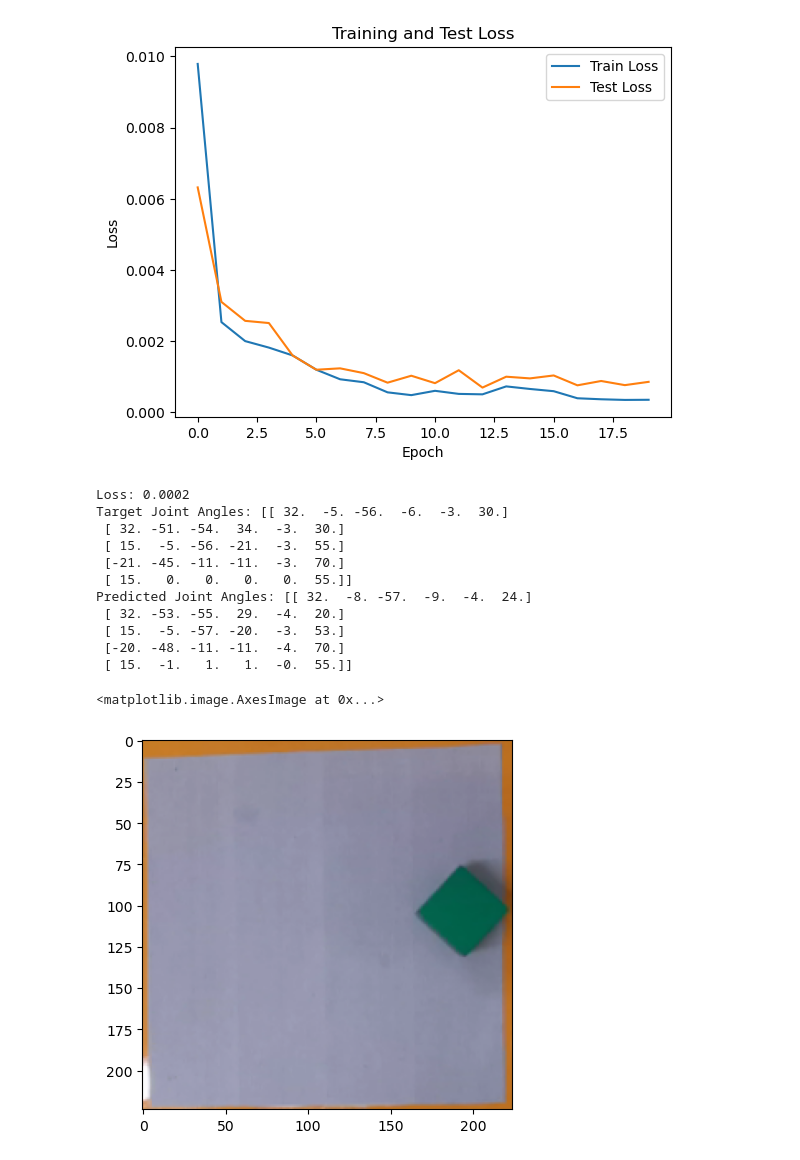
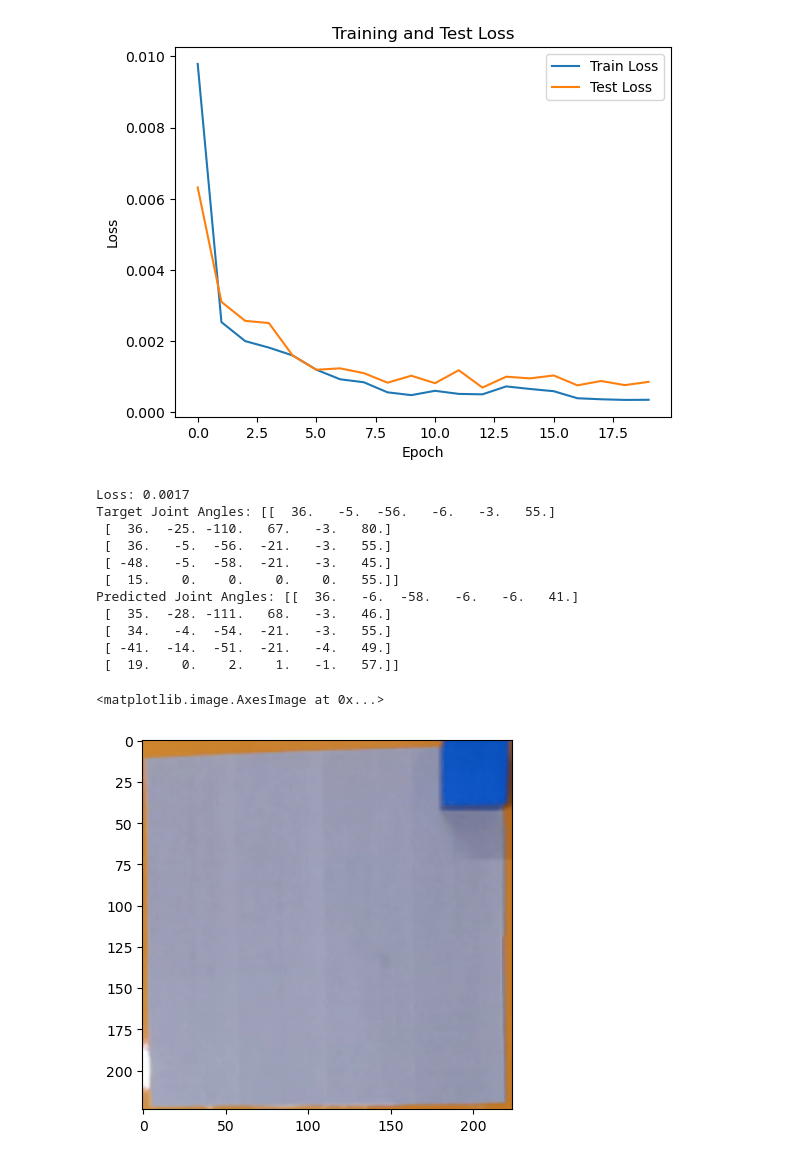
Before and after one commit to maixuanbach174/CobotVision, a Jupyter notebook: mycobot_classification_model.ipynb, the cells around one changed output. Drawn from its saved outputs; the diff is of its cells as text; code cells hidden in the pictures.

```diff
--- a/mycobot_classification_model.ipynb
+++ b/mycobot_classification_model.ipynb
@@ -266,38 +266,38 @@ plt.show()
 # %%
 model.eval()
 with torch.no_grad():
-    image, target = test_dataset[0]
+    image, target = test_dataset[1]
     image = image.unsqueeze(0).to(device)
     target = target.unsqueeze(0).to(device)
     output = model(image)
     loss = criterion(output, target)
     print(f"Loss: {loss.item():.4f}")
 
     # Convert to numpy arrays
     target = target.cpu().numpy().flatten()
     output = output.cpu().numpy().flatten()
 
     # Convert to matrix (5x6)
 
     target = np.round(target.reshape(5, 6) * 180.0)  # Convert to degrees
     output = np.round(output.reshape(5, 6) * 180.0)  # Convert to degrees
 
     # Print the target and predicted joint angles
     print("Target Joint Angles:", target)
     print("Predicted Joint Angles:", output)
 
 plt.imshow(image.cpu().squeeze(0).permute(1, 2, 0))
 # %% [output]
-Loss: 0.0002
-Target Joint Angles: [[ 32.  -5. -56.  -6.  -3.  30.]
- [ 32. -51. -54.  34.  -3.  30.]
- [ 15.  -5. -56. -21.  -3.  55.]
- [-21. -45. -11. -11.  -3.  70.]
- [ 15.   0.   0.   0.   0.  55.]]
-Predicted Joint Angles: [[ 32.  -8. -57.  -9.  -4.  24.]
- [ 32. -53. -55.  29.  -4.  20.]
- [ 15.  -5. -57. -20.  -3.  53.]
- [-20. -48. -11. -11.  -4.  70.]
- [ 15.  -1.   1.   1.  -0.  55.]]
+Loss: 0.0017
+Target Joint Angles: [[  36.   -5.  -56.   -6.   -3.   55.]
+ [  36.  -25. -110.   67.   -3.   80.]
+ [  36.   -5.  -56.  -21.   -3.   55.]
+ [ -48.   -5.  -58.  -21.   -3.   45.]
+ [  15.    0.    0.    0.    0.   55.]]
+Predicted Joint Angles: [[  36.   -6.  -58.   -6.   -6.   41.]
+ [  35.  -28. -111.   68.   -3.   46.]
+ [  34.   -4.  -54.  -21.   -3.   55.]
+ [ -41.  -14.  -51.  -21.   -4.   49.]
+ [  19.    0.    2.    1.   -1.   57.]]
 <matplotlib.image.AxesImage at 0x...>
-[figure, old version]
+[figure, new version]
```
